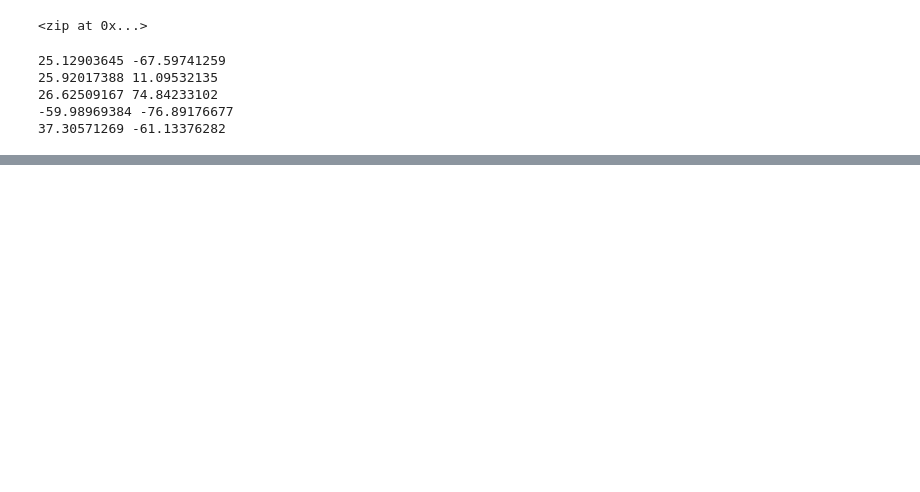
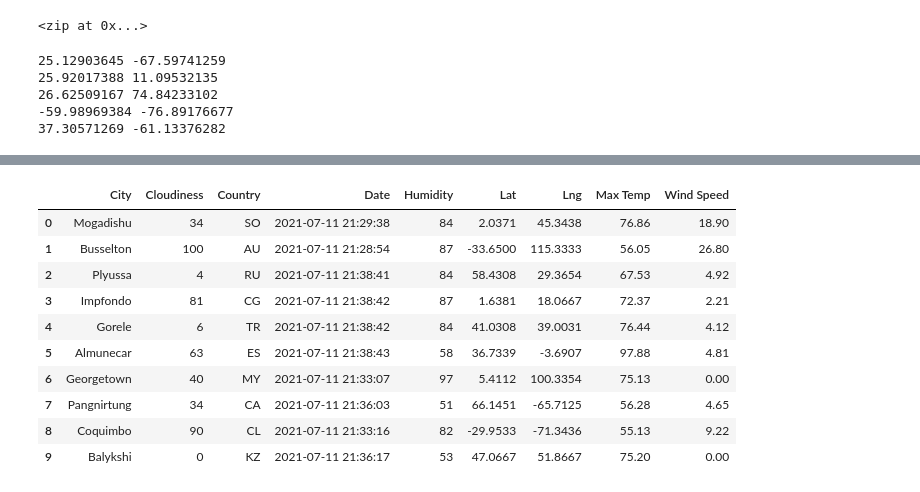
Before and after one commit to shrese/World_Weather_Analysis, a Jupyter notebook: WeatherPy.ipynb, the cells around one changed output, grey strips where cells are left out. Saved outputs shown, nothing was run; the diff lists cells and outputs as text; code cells hidden in the pictures; blank space fills up the shorter version.

```diff
--- a/WeatherPy.ipynb
+++ b/WeatherPy.ipynb
@@ -30,18 +38,3 @@ for coordinate in coordinates:
 # %%
 # Add the latitudes and longitudes to a list.
 coordinates = list(lats_lngs)
-# %%
-# Use the citipy module to determine city based on latitude and longitude.
-from citipy import citipy
-
-# populate geo points into kdtree
-for city in cities:
-    city_coordinate_key = (float(city[2]), float(city[3]))
-    _world_cities_kdtree.add(city_coordinate_key)
-    c = City(city[1], city[0])
-    WORLD_CITIES_DICT[city_coordinate_key] = c
-
-
-def nearest_city(latitude, longitude):
-    nearest_city_coordinate = _world_cities_kdtree.search_nn((latitude, longitude, ))
-    return WORLD_CITIES_DICT[nearest_city_coordinate[0].data]
@@ -86,0 +78,11 @@ len(cities)
+# %%
+# Starting URL for Weather Map API Call.
+url = "http://api.openweathermap.org/data/2.5/weather?units=Imperial&APPID=" + weather_api_key
+#print(url)
+
+# Create an endpoint URL for a city.
+city_url = url + "&q=" + "Boston"
+#print(city_url)
+
+weather_response = requests.get(city_url)
+weather_json = weather_response.json()
@@ -86,0 +166,16 @@ len(cities)
+# %%
+# Convert the array of dictionaries to a Pandas DataFrame.
+city_data_df = pd.DataFrame(city_data)
+city_data_df.head(10)
+# %% [output]
+|  | City | Cloudiness | Country | Date | Humidity | Lat | Lng | Max Temp | Wind Speed |
+| 0 | Mogadishu | 34 | SO | 2021-07-11 21:29:38 | 84 | 2.0371 | 45.3438 | 76.86 | 18.90 |
+| 1 | Busselton | 100 | AU | 2021-07-11 21:28:54 | 87 | -33.6500 | 115.3333 | 56.05 | 26.80 |
+| 2 | Plyussa | 4 | RU | 2021-07-11 21:38:41 | 84 | 58.4308 | 29.3654 | 67.53 | 4.92 |
+| 3 | Impfondo | 81 | CG | 2021-07-11 21:38:42 | 87 | 1.6381 | 18.0667 | 72.37 | 2.21 |
+| 4 | Gorele | 6 | TR | 2021-07-11 21:38:42 | 84 | 41.0308 | 39.0031 | 76.44 | 4.12 |
+| 5 | Almunecar | 63 | ES | 2021-07-11 21:38:43 | 58 | 36.7339 | -3.6907 | 97.88 | 4.81 |
+| 6 | Georgetown | 40 | MY | 2021-07-11 21:33:07 | 97 | 5.4112 | 100.3354 | 75.13 | 0.00 |
+| 7 | Pangnirtung | 34 | CA | 2021-07-11 21:36:03 | 51 | 66.1451 | -65.7125 | 56.28 | 4.65 |
+| 8 | Coquimbo | 90 | CL | 2021-07-11 21:33:16 | 82 | -29.9533 | -71.3436 | 55.13 | 9.22 |
+| 9 | Balykshi | 0 | KZ | 2021-07-11 21:36:17 | 53 | 47.0667 | 51.8667 | 75.20 | 0.00 |
```
Also changed, not shown: parts of 8 cells of this notebook, 2 other files.
